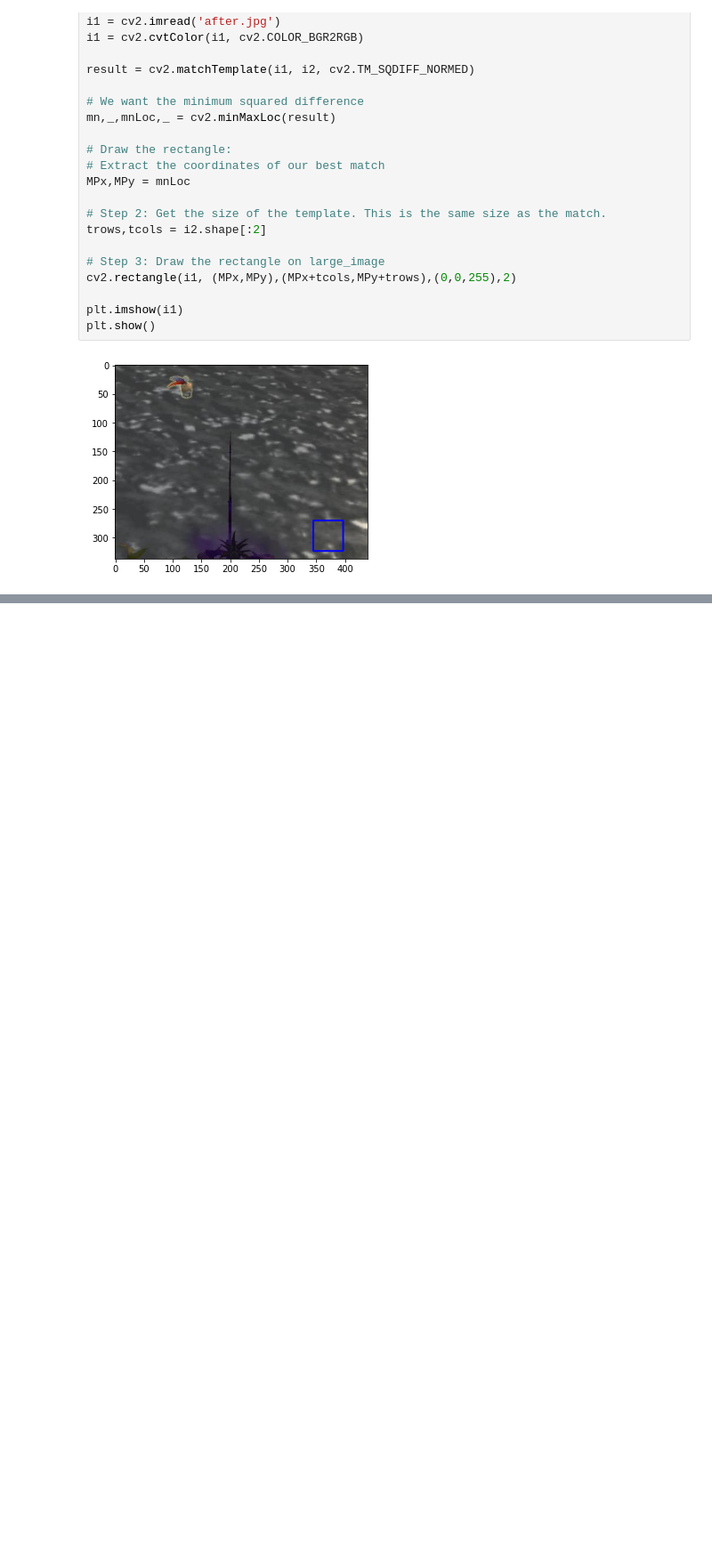
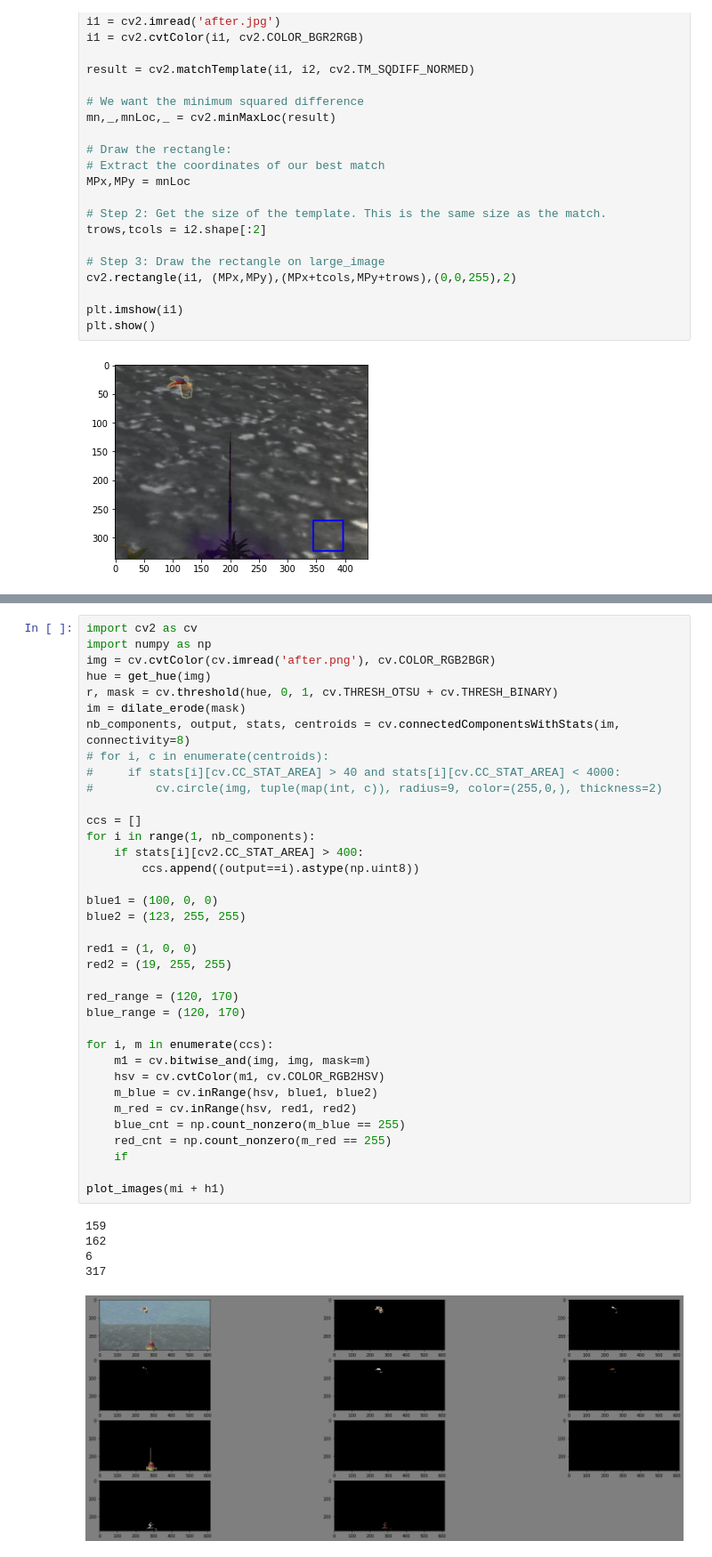
Before and after one commit to aash/pyfisher, a Jupyter notebook: x.ipynb, the cells around one changed output, grey strips where cells are left out. Shown at 89% size. Saved outputs shown, nothing was run; the diff lists cells and outputs as text; blank space fills up the shorter version.

```diff
--- a/x.ipynb
+++ b/x.ipynb
@@ -168,3 +153,45 @@ plt.show()
+# %%
+import cv2 as cv
+import numpy as np
+img = cv.cvtColor(cv.imread('after.png'), cv.COLOR_RGB2BGR)
+hue = get_hue(img)
+r, mask = cv.threshold(hue, 0, 1, cv.THRESH_OTSU + cv.THRESH_BINARY)
+im = dilate_erode(mask)
+nb_components, output, stats, centroids = cv.connectedComponentsWithStats(im, connectivity=8)
+# for i, c in enumerate(centroids):
+#     if stats[i][cv.CC_STAT_AREA] > 40 and stats[i][cv.CC_STAT_AREA] < 4000:
+#         cv.circle(img, tuple(map(int, c)), radius=9, color=(255,0,), thickness=2)
+
+ccs = []
+for i in range(1, nb_components):
+    if stats[i][cv2.CC_STAT_AREA] > 400:
+        ccs.append((output==i).astype(np.uint8))
+
+blue1 = (100, 0, 0)
+blue2 = (123, 255, 255)
+
+red1 = (1, 0, 0)
+red2 = (19, 255, 255)
+
+red_range = (120, 170)
+blue_range = (120, 170)
+
+for i, m in enumerate(ccs):
+    m1 = cv.bitwise_and(img, img, mask=m)
+    hsv = cv.cvtColor(m1, cv.COLOR_RGB2HSV)
+    m_blue = cv.inRange(hsv, blue1, blue2)
+    m_red = cv.inRange(hsv, red1, red2)
+    blue_cnt = np.count_nonzero(m_blue == 255)
+    red_cnt = np.count_nonzero(m_red == 255)
+    if
+
+plot_images(mi + h1)
+# %% [output]
+159
+162
+6
+317
+[figure, added]
 # %%
 import cv2
 import numpy as np
```
Also changed, not shown: parts of 4 cells of this notebook.
